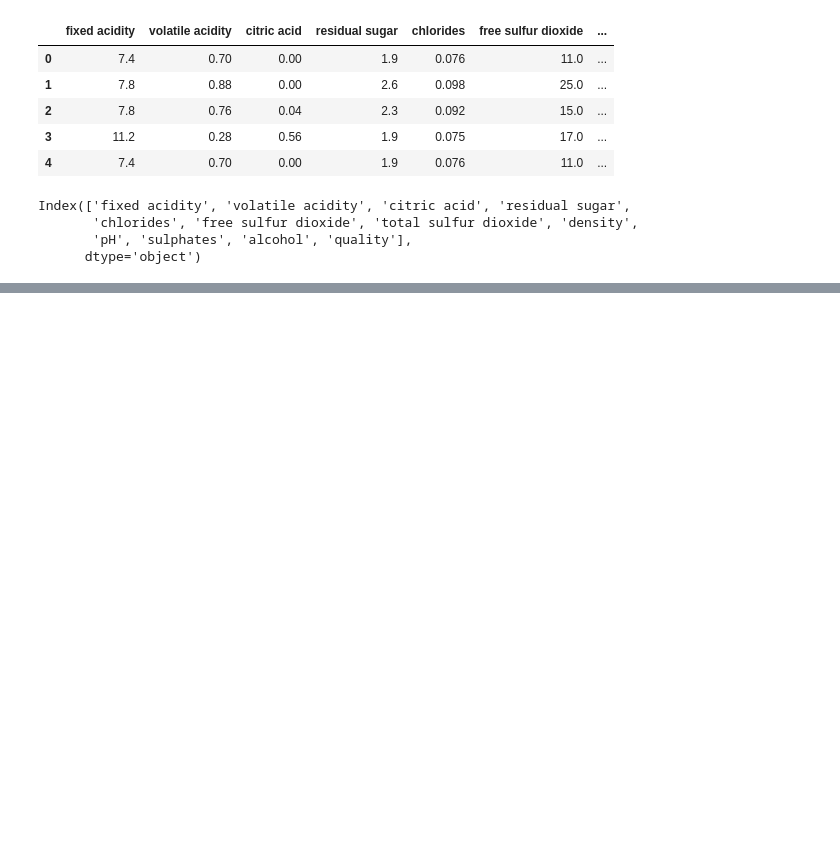
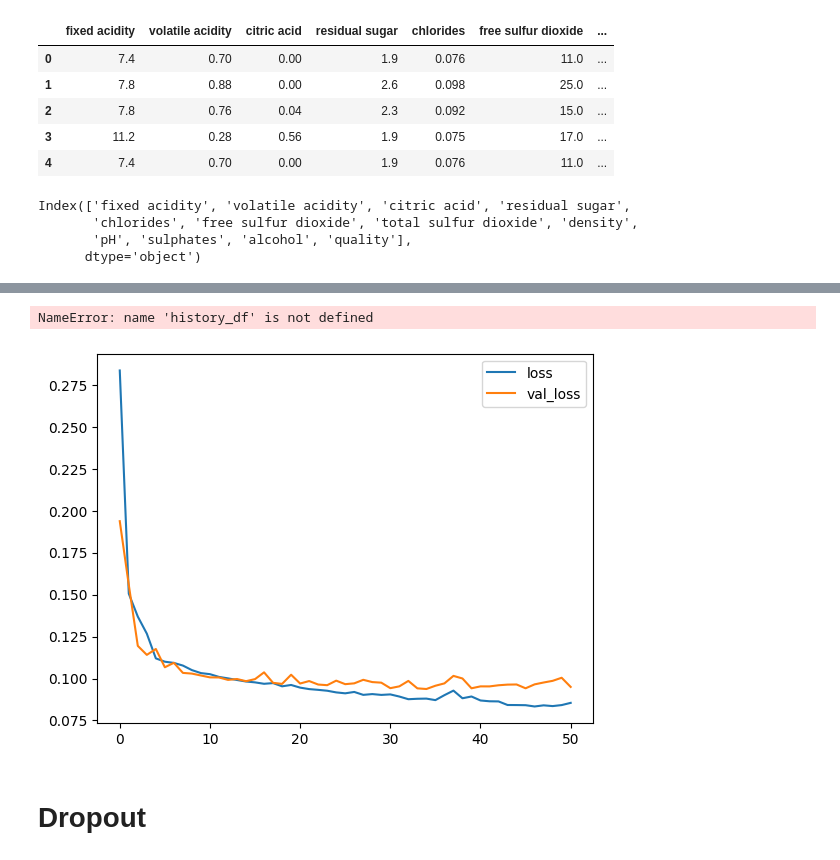
Before and after one commit to the-menna-sherif/Refreshing_ML_Muscle_Memory, a Jupyter notebook: Intermediate_Learner.ipynb, the cells around one changed output, grey strips where cells are left out. Drawn from its saved outputs; the diff is of its cells as text; code cells hidden in the pictures; blank space fills up the shorter version.

Commit message:
Kaggle: Intro to DL- Dropout

```diff
--- a/Intermediate_Learner.ipynb
+++ b/Intermediate_Learner.ipynb
@@ -52,0 +135,38 @@ deep_neural_network_1 = keras.Sequential([
+# %%
+from tensorflow.keras import layers, callbacks
+
+early_stopping = callbacks.EarlyStopping(
+    min_delta=0.001 ,
+    patience=20 ,
+    restore_best_weights=True
+)
+
+fitting_model = keras.Sequential([
+    layers.Input(shape=[X_train.shape[1]]),
+    layers.Dense(512, activation='relu'),
+    layers.Dense(512, activation='relu'),
+    layers.Dense(1),
+])
+
+fitting_model.compile(
+    optimizer='adam',
+    loss='mae',
+)
+
+history_fitting = fitting_model.fit(
+    X_train, y_train,
+    validation_data=(X_valid, y_valid),
+    batch_size=256,
+    epochs=500,
+    callbacks=[early_stopping],
+    verbose=False
+)
+
+history_fitting_df = pd.DataFrame(history_fitting.history)
+history_fitting_df.loc[:, ['loss', 'val_loss']].plot();
+print("Minimum validation loss: {}".format(history_df['val_loss'].min()))
+# %% [output]
+NameError: name 'history_df' is not defined
+[figure, added]
+# %% [markdown]
+# Dropout
```
Also changed, not shown: parts of 7 cells of this notebook.
